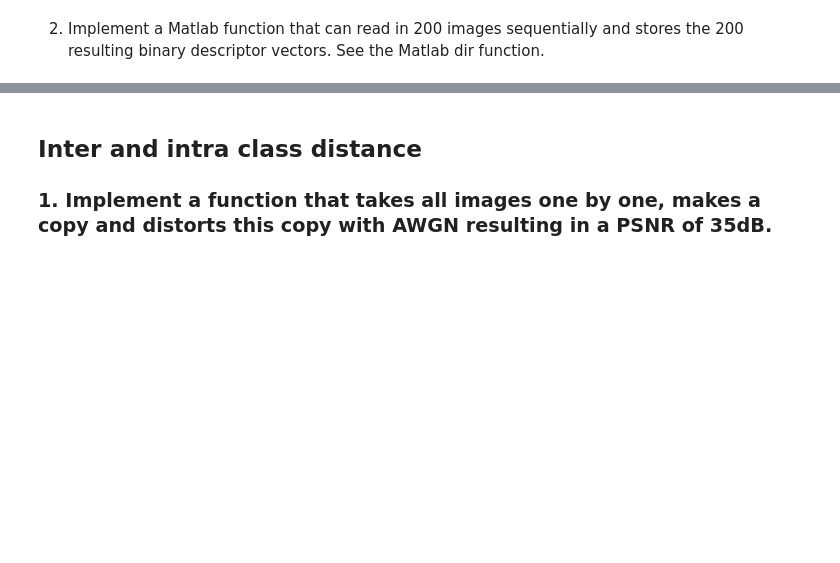
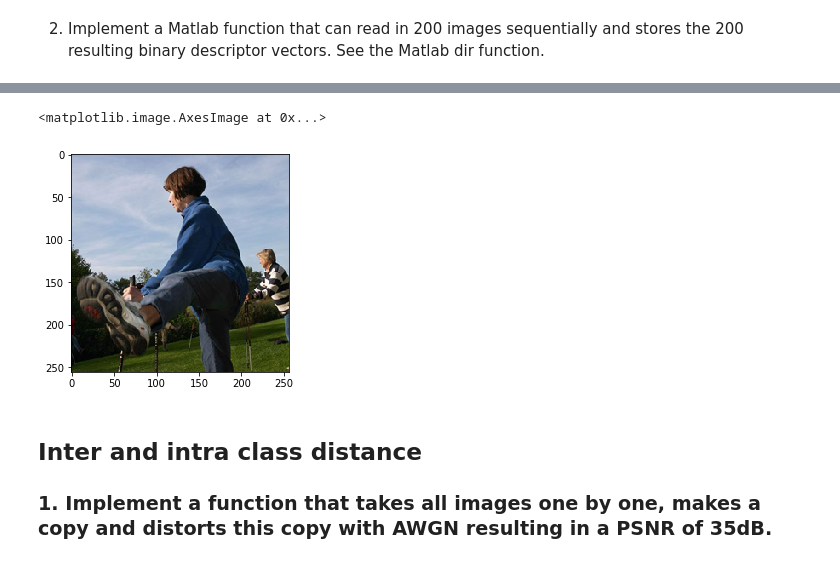
Before and after one commit to partizanos/multimedia_security, a Jupyter notebook: multimedia_TP1.ipynb, the cells around one changed output, grey strips where cells are left out. Cells and saved outputs as stored; diff of their text form; code cells hidden in the pictures; blank space fills up the shorter version.

```diff
--- a/multimedia_TP1.ipynb
+++ b/multimedia_TP1.ipynb
@@ -422,0 +408,32 @@ KeyError: ignored
+# %%
+import multiprocessing
+def readBmpImage(ImageAbsolutePath: str) -> np.array:
+    #print("requesting: ", ImageAbsolutePath)
+    response = requests.get(ImageAbsolutePath)
+    im = Image.open(BytesIO(response.content))
+    p = np.array(im)
+    #print("received: ", ImageAbsolutePath)
+    return p
+
+
+def getImageProc(result, index, im:str):
+    result[index] = readBmpImage(im)
+
+
+def getImagesList(folder_name: str) -> list:
+
+  imagesFilenames = sorted([folder_name + str(i) + '.tif' for i in range(200)])
+  result = {}
+  # Parallel images request
+  result = multiprocessing.Manager().dict()
+
+  procs = []
+  for i, im in enumerate(imagesFilenames):
+    print("downloading: " + str(im))
+    procs.append(multiprocessing.Process(target=getImageProc, args=(result, i, im,)))
+  [p.start() for p in procs]
+  [p.join() for p in procs]
+  return [result[i] for i in range(len(imagesFilenames))]
+
+url = "https://github.com/partizanos/multimedia_security/raw/master/TP/TP1/images/"
+images = getImagesList(url)
@@ -423,3 +458,12 @@ KeyError: ignored
+# %%
+len(images)
+images = [np.array(im) for im in images]
+images = [im.astype(int) for im in images]
+
+plt.imshow(images[100])
+# %% [output]
+<matplotlib.image.AxesImage at 0x...>
+[figure, added]
 # %% [markdown]
 ## Inter and intra class distance
 ### 1. Implement a function that takes all images one by one, makes a copy and distorts this copy with AWGN resulting in a PSNR of 35dB.
```
Also changed, not shown: parts of 7 cells of this notebook.
